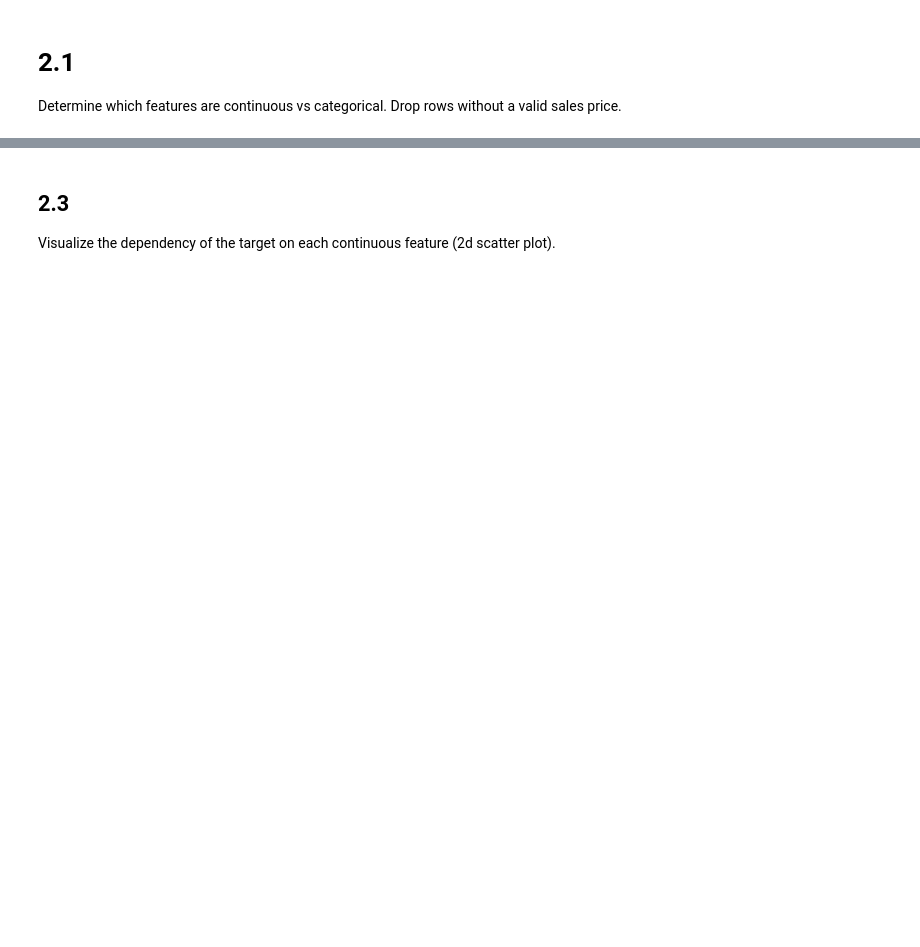
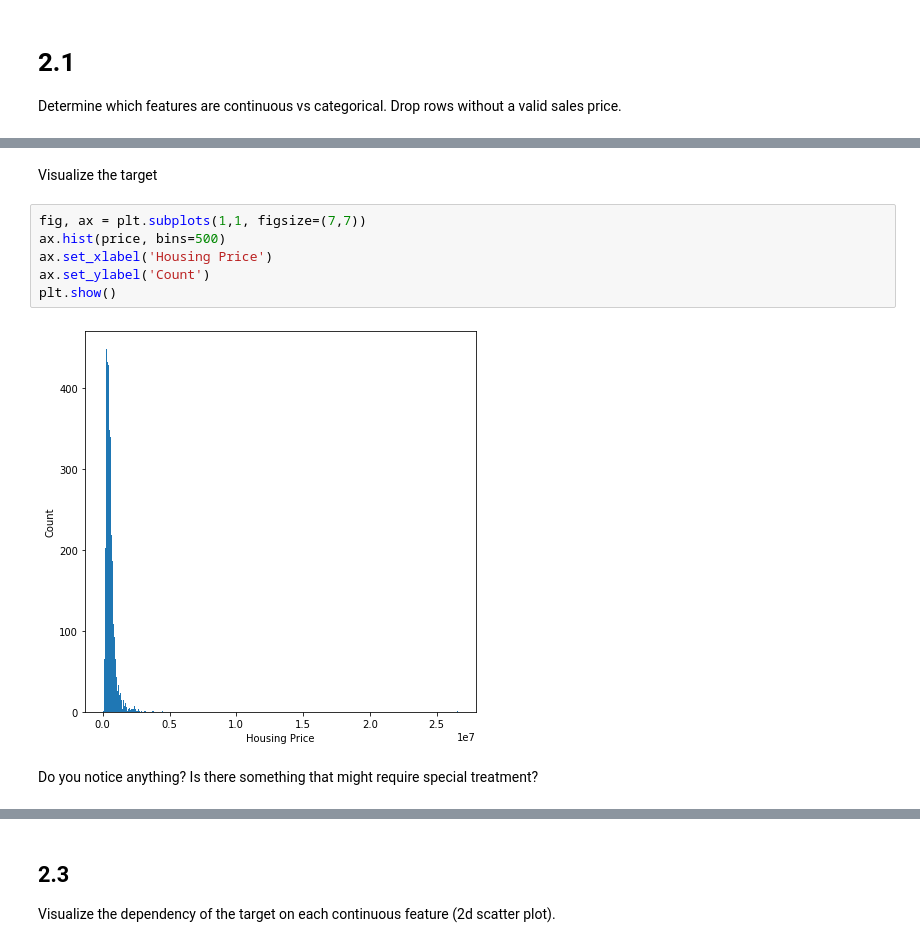
Before and after one commit to dsikka/Applied_ML, a Jupyter notebook: HW2/HW2_Task2.ipynb, the cells around one changed output, grey strips where cells are left out. Drawn from its saved outputs; the diff is of its cells as text; blank space fills up the shorter version.

```diff
--- a/HW2/HW2_Task2.ipynb
+++ b/HW2/HW2_Task2.ipynb
@@ -51,0 +83,12 @@ data = data.drop(columns=['price', 'country', 'street'])
+# %% [markdown]
+Visualize the target
+# %%
+fig, ax = plt.subplots(1,1, figsize=(7,7))
+ax.hist(price, bins=500)
+ax.set_xlabel('Housing Price')
+ax.set_ylabel('Count')
+plt.show()
+# %% [output]
+[figure, added]
+# %% [markdown]
+Do you notice anything? Is there something that might require special treatment?
```
Also changed, not shown: parts of 55 cells of this notebook, 1 other file.
